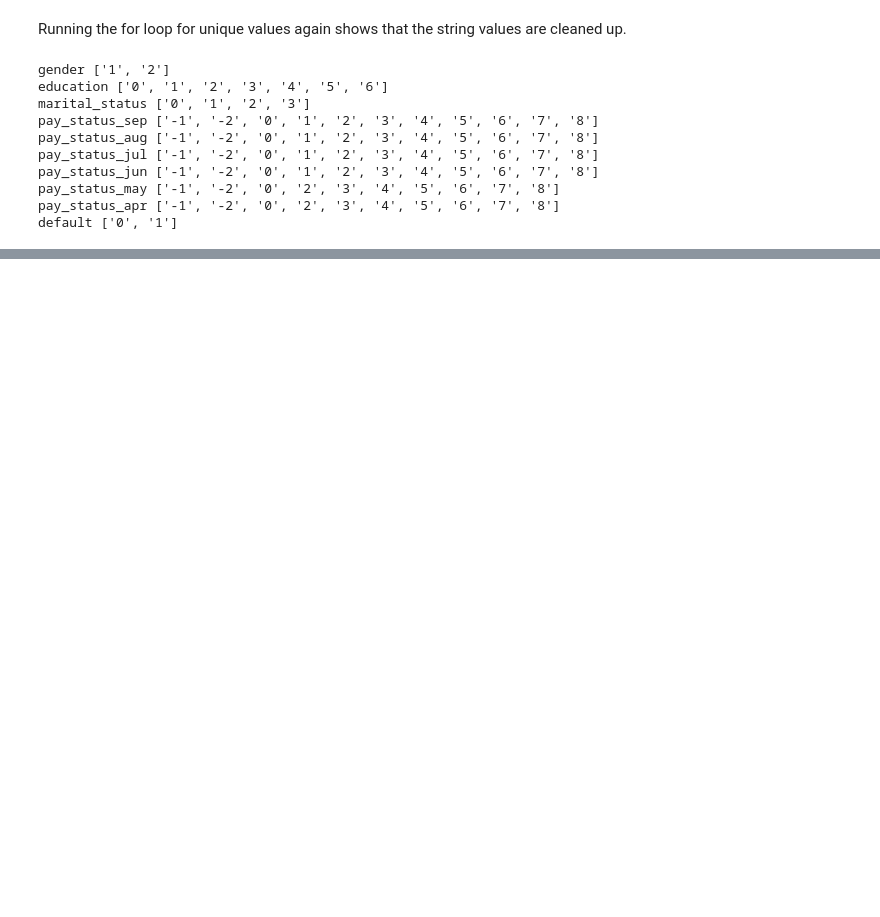
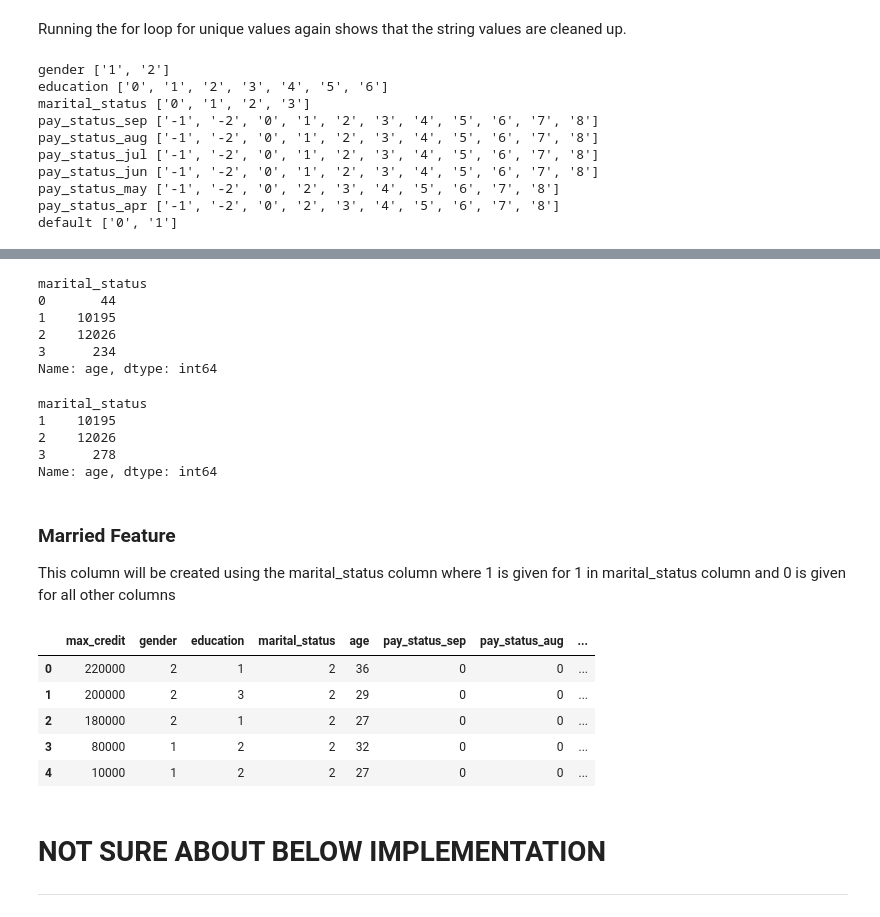
Before and after one commit to Astroraf/cc_default_prediction_model, a Jupyter notebook: notebooks/default_payment_eda.ipynb, the cells around one changed output, grey strips where cells are left out. Cells and saved outputs as stored; diff of their text form; code cells hidden in the pictures; blank space fills up the shorter version.

```diff
--- a/notebooks/default_payment_eda.ipynb
+++ b/notebooks/default_payment_eda.ipynb
@@ -145,0 +216,9 @@ default ['0', '1']
+# %%
+df.groupby("marital_status").age.count()
+# %% [output]
+marital_status
+0       44
+1    10195
+2    12026
+3      234
+Name: age, dtype: int64
@@ -145,0 +227,11 @@ default ['0', '1']
+# %%
+df.groupby("marital_status").age.count()
+# %% [output]
+marital_status
+1    10195
+2    12026
+3      278
+Name: age, dtype: int64
+# %% [markdown]
+### Married Feature
+This column will be created using the marital_status column where 1 is given for 1 in marital_status column and 0 is given for all other columns
@@ -145,0 +240,12 @@ default ['0', '1']
+# %%
+df.head()
+# %% [output]
+|  | max_credit | gender | education | marital_status | age | pay_status_sep | pay_status_aug | ... |
+| 0 | 220000 | 2 | 1 | 2 | 36 | 0 | 0 | ... |
+| 1 | 200000 | 2 | 3 | 2 | 29 | 0 | 0 | ... |
+| 2 | 180000 | 2 | 1 | 2 | 27 | 0 | 0 | ... |
+| 3 | 80000 | 1 | 2 | 2 | 32 | 0 | 0 | ... |
+| 4 | 10000 | 1 | 2 | 2 | 27 | 0 | 0 | ... |
+# %% [markdown]
+# NOT SURE ABOUT BELOW IMPLEMENTATION
+***
```
Also changed, not shown: parts of 26 cells of this notebook, 1 other file.
